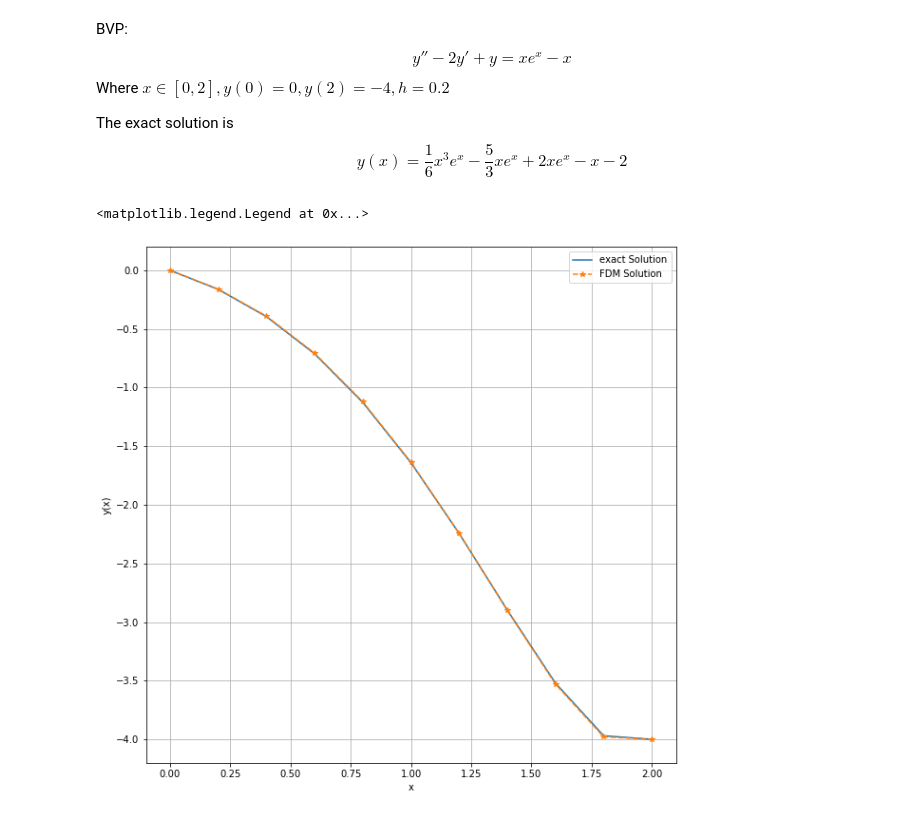
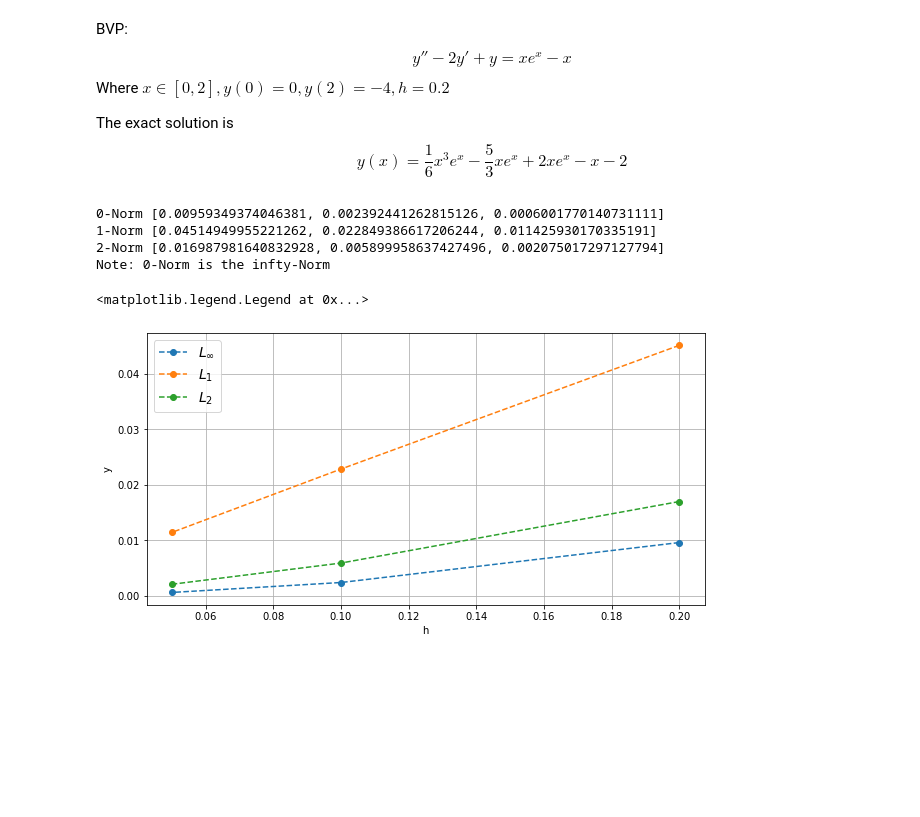
Before and after one commit to da-james/Numerics.jl, a Jupyter notebook: homeworkCode.ipynb, the cells around one changed output. Cells and saved outputs as stored; diff of their text form; code cells hidden in the pictures; blank space fills up the shorter version.

```diff
--- a/homeworkCode.ipynb
+++ b/homeworkCode.ipynb
@@ -24,19 +25,39 @@ ya = 0
 
 tb = 2
 yb = -4
-h = 0.2
+h = [0.2,0.1,0.05]
+values0 = {}
+values1 = {}
 
-y,x = os.solveODE2(fprime,p,q,ta,ya,tb,yb,h=h)
+for i in range(len(h)):
+    y,x = os.solveODE2(fprime,p,q,ta,ya,tb,yb,h=h[i])
+    values0[i] = [x,y]
+    values1[i] = [x,f(x)]
-# %%
-plt.figure(figsize=(10,10))
-
-plt.plot(x,f(x),label='exact Solution')
-plt.plot(x,y,'--*',label= 'FDM Solution')
-
-plt.xlabel('x')
-plt.ylabel('y(x)')
-plt.grid()
-plt.legend()
-# %% [output]
-<matplotlib.legend.Legend at 0x...>
-[figure, removed]
+# %%
+error = {}
+
+for i in range(len(h)):
+    error[i] = values1[i][1] - values0[i][1]
+# %%
+plt.figure(figsize=(10,5))
+
+for i in range(3):
+    norm = []
+    for j in range(3):
+        norm.append(la.vectorNorm(error[j],i))
+
+    plt.plot(h,norm,'C'+str(i)+'--o')
+    print(str(i)+'-Norm',norm)
+
+print('Note: 0-Norm is the infty-Norm')
+plt.xlabel('h')
+plt.ylabel('y')
+plt.grid()
+plt.legend(labels=('$L_{\infty}$','$L_1$','$L_2$'),fontsize=14)
+# %% [output]
+0-Norm [0.00959349374046381, 0.002392441262815126, 0.0006001770140731111]
+1-Norm [0.04514949955221262, 0.022849386617206244, 0.011425930170335191]
+2-Norm [0.016987981640832928, 0.005899958637427496, 0.002075017297127794]
+Note: 0-Norm is the infty-Norm
+<matplotlib.legend.Legend at 0x...>
+[figure, added]
```
Also changed, not shown: parts of 2 cells of this notebook, 2 other files.
